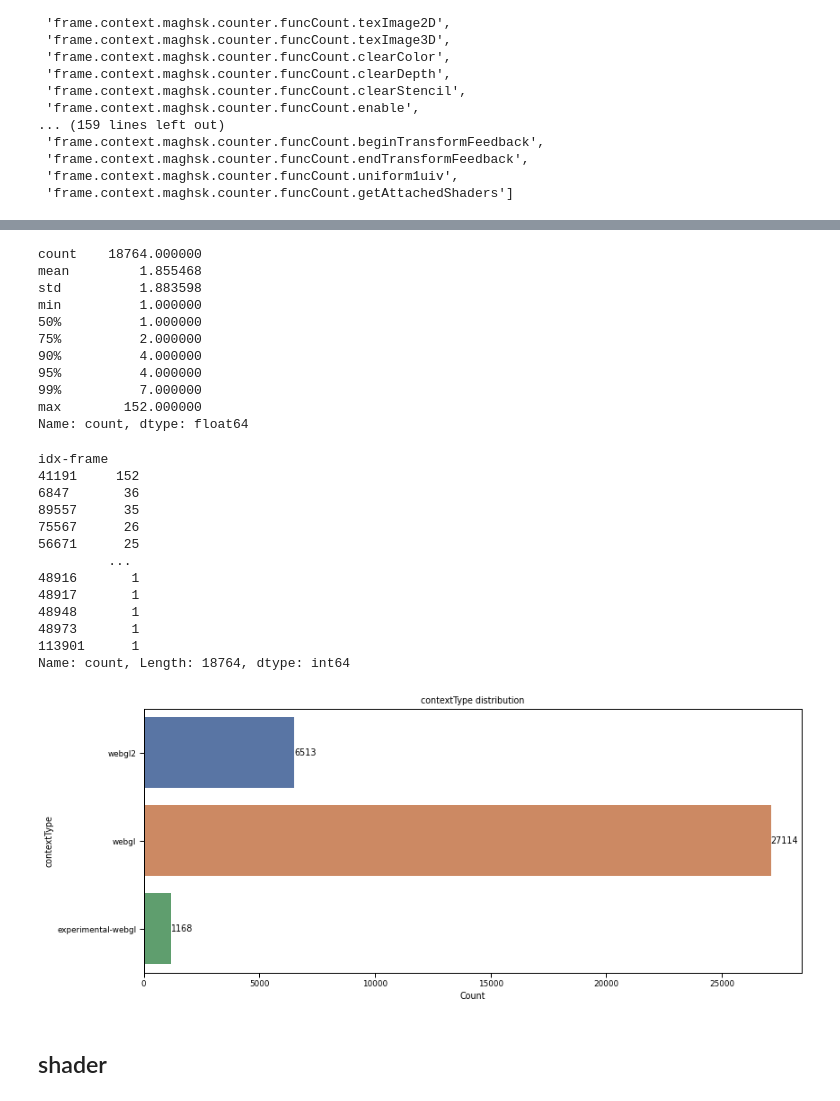
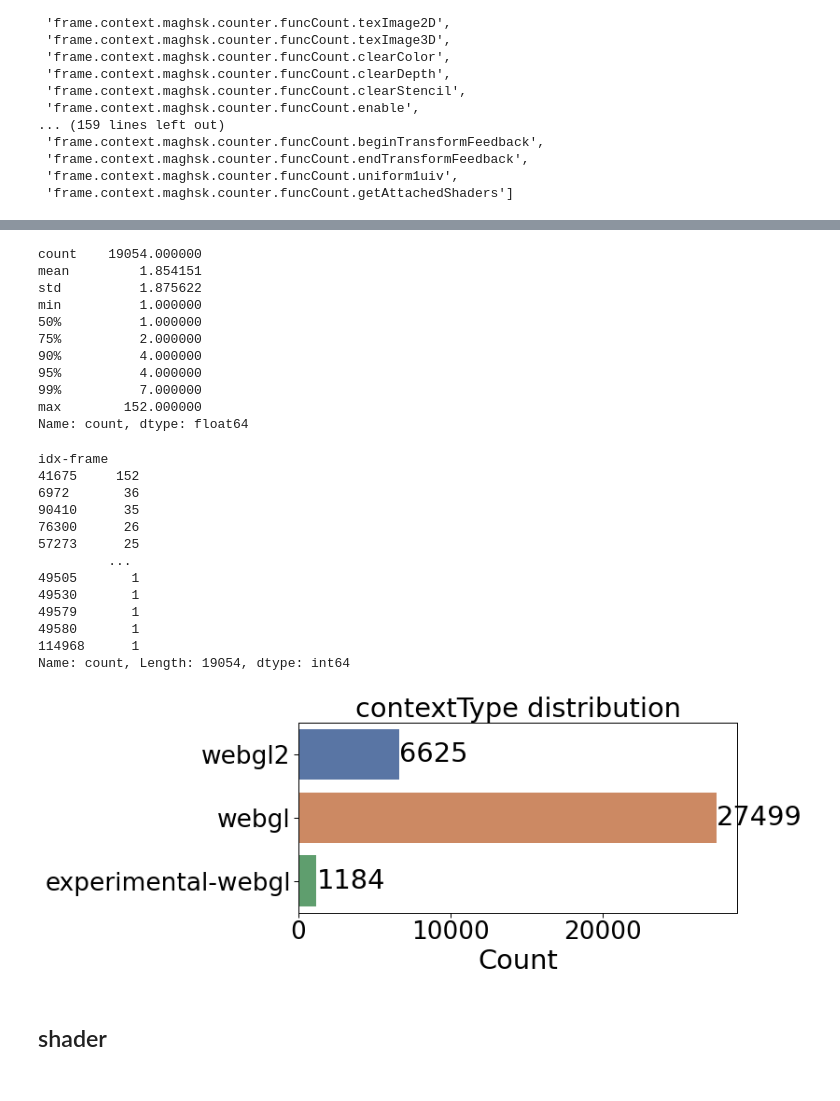
Before and after one commit to yudshj/WebGL-Empirical-Study-new, a Jupyter notebook: 3-4.AnalyzeRaf/1_analyze_raf.ipynb, the cells around one changed output, grey strips where cells are left out. Saved outputs shown, nothing was run; the diff lists cells and outputs as text; code cells hidden in the pictures.

```diff
--- a/3-4.AnalyzeRaf/1_analyze_raf.ipynb
+++ b/3-4.AnalyzeRaf/1_analyze_raf.ipynb
@@ -10,7 +10,7 @@ import re
 def remove_whitespaces(s: str):
     return re.sub(r'\s+', '', s)
 
-sns.set_context("paper")
+sns.set_context("paper", font_scale=3)
 sns.set_palette("deep")
 color_palette = sns.color_palette()
 color_palette
@@ -43,7 +43,7 @@ gl_types = {
     6: "TRIANGLE_FAN",
 }
 # %%
-df_frame = pd.read_pickle('imr/0501-df_frame-raf.pkl.zst', compression='zstd')
+# df_frame = pd.read_pickle('imr/0501-df_frame-raf.pkl.zst', compression='zstd')
 # df_context = pd.read_pickle('imr/0501-df_context.pkl.zst', compression='zstd')
-df_context_noraf = pd.read_pickle('imr/0501-df_context-noraf.pkl.zst', compression='zstd')
+df_context_noraf = pd.read_pickle('imr/0504-df_context-noraf.pkl.zst', compression='zstd')
 # df_shader = pd.read_pickle('imr/0501-df_shader-noraf.pkl.zst', compression='zstd')
@@ -149,9 +169,9 @@ df_context_noraf[df_context_noraf[func_count_list].sum(axis=1) > 100]
 # %%
 df_context_noraf['idx-frame'].value_counts().describe(percentiles=[0.5, 0.75, 0.9, 0.95, 0.99])
 # %% [output]
-count    18764.000000
-mean         1.855468
-std          1.883598
+count    19054.000000
+mean         1.854151
+std          1.875622
 min          1.000000
 50%          1.000000
 75%          2.000000
@@ -164,32 +184,33 @@ Name: count, dtype: float64
 df_context_noraf['idx-frame'].value_counts()
 # %% [output]
 idx-frame
-41191     152
-6847       36
-89557      35
-75567      26
-56671      25
+41675     152
+6972       36
+90410      35
+76300      26
+57273      25
          ...
-48916       1
-48917       1
-48948       1
-48973       1
-113901      1
-Name: count, Length: 18764, dtype: int64
+49505       1
+49530       1
+49579       1
+49580       1
+114968      1
+Name: count, Length: 19054, dtype: int64
 # %%
 df_context_noraf[df_context_noraf['idx-frame']==41191].to_excel('tmp.xlsx')
 # %%
 # df_context_noraf["frame.context.maghsk.createArguments.0"].value_counts()
 fig, axes = plt.subplots(figsize=(12, 5))
 sns.countplot(y="frame.context.maghsk.createArguments.0", data=df_context_noraf, ax=axes)
 axes.set_xlabel('Count')
-axes.set_ylabel('contextType')
+axes.set_ylabel('')
 axes.set_title('contextType distribution')
 for rect in axes.patches:
     axes.annotate(f'{rect.get_width():.0f}', (rect.get_width(), rect.get_y()+rect.get_height()/2), ha='left', va='center')
 plt.tight_layout()
+plt.savefig('fig/results_raf_contextType.pdf', bbox_inches='tight')
 # %% [output]
-[figure, old version]
+[figure, new version]
 # %% [markdown]
 ## shader
 # %%
```
Also changed, not shown: parts of 32 cells of this notebook, 12 other files.
